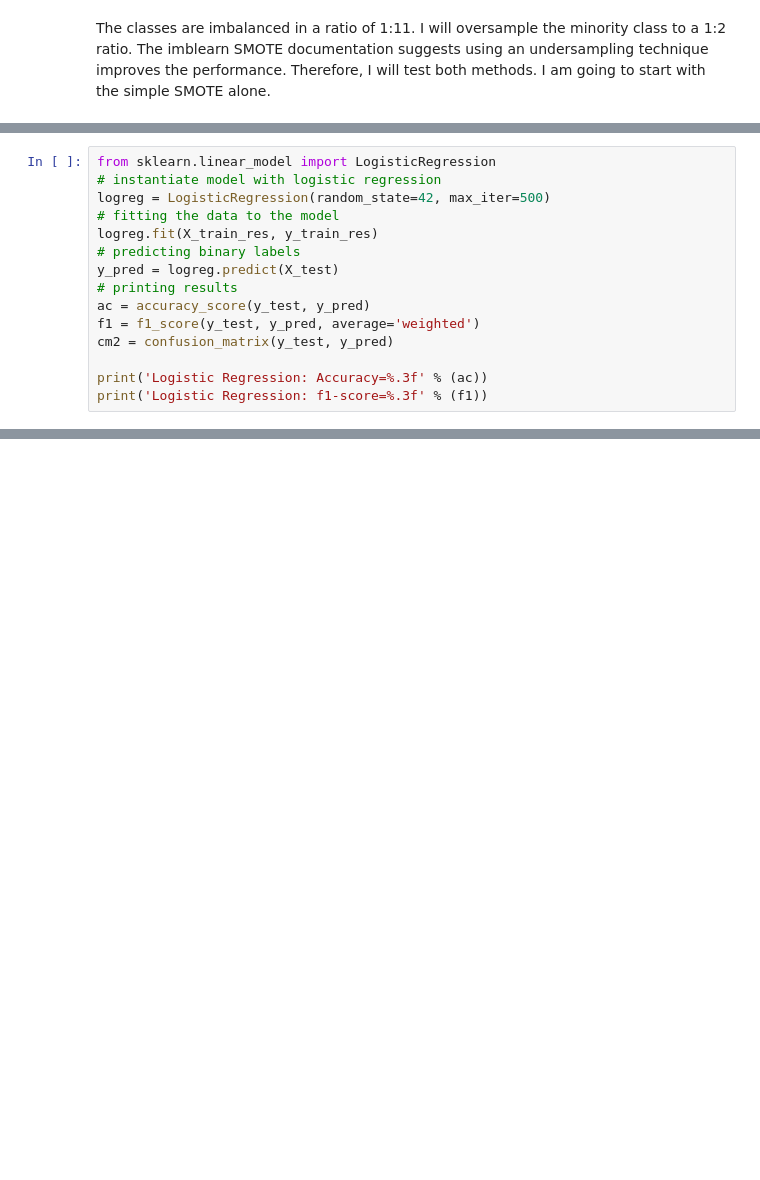
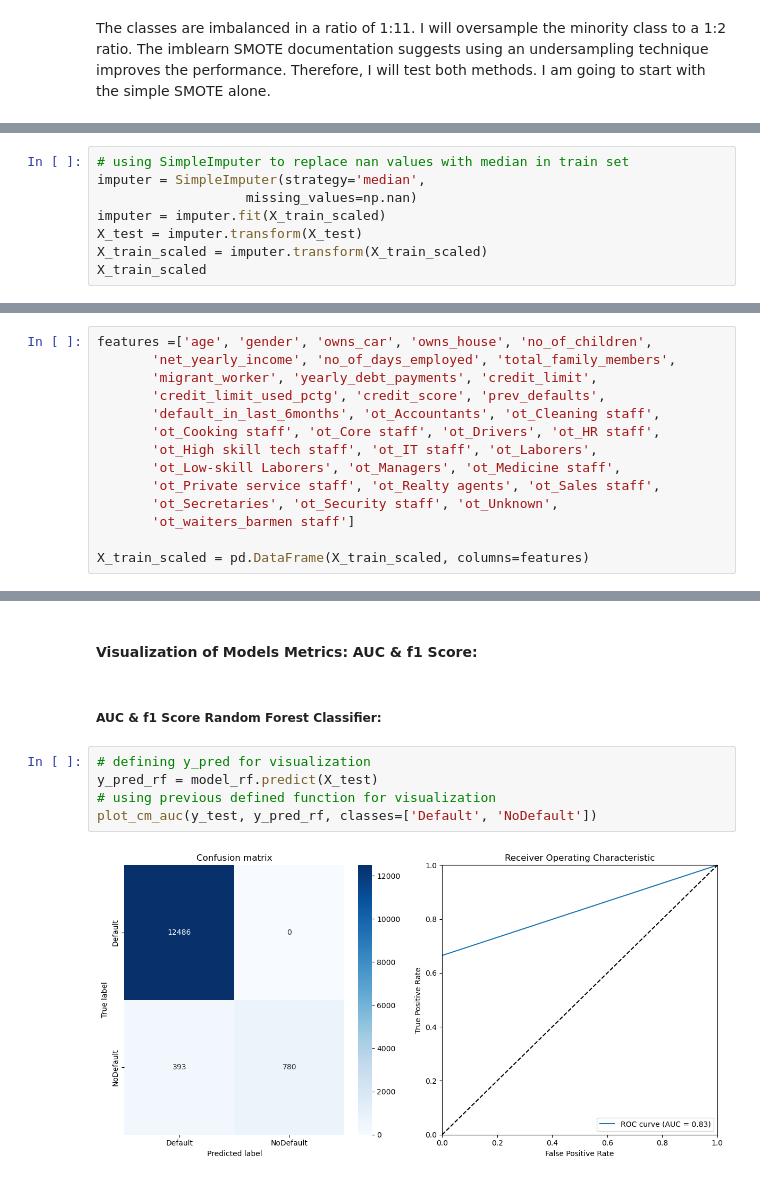
Before and after one commit to CamiloDS16/Project-2-AmEx-Credit-Card-Default-, a Jupyter notebook: Project-2-AmEx-Credit-Card-Default-/notebooks/modeling_amex.ipynb, the cells around one changed output, grey strips where cells are left out. Saved outputs shown, nothing was run; the diff lists cells and outputs as text; blank space fills up the shorter version.

Commit message:
adjust formulas and evaluated models

```diff
--- a/Project-2-AmEx-Credit-Card-Default-/notebooks/modeling_amex.ipynb
+++ b/Project-2-AmEx-Credit-Card-Default-/notebooks/modeling_amex.ipynb
@@ -298,15 +128,0 @@ Confusion matrix, without normalization
-# %%
-from sklearn.linear_model import LogisticRegression
-# instantiate model with logistic regression
-logreg = LogisticRegression(random_state=42, max_iter=500)
-# fitting the data to the model
-logreg.fit(X_train_res, y_train_res)
-# predicting binary labels
-y_pred = logreg.predict(X_test)
-# printing results
-ac = accuracy_score(y_test, y_pred)
-f1 = f1_score(y_test, y_pred, average='weighted')
-cm2 = confusion_matrix(y_test, y_pred)
-
-print('Logistic Regression: Accuracy=%.3f' % (ac))
-print('Logistic Regression: f1-score=%.3f' % (f1))
@@ -575,0 +133,8 @@ Confusion matrix, without normalization
+# %%
+# using SimpleImputer to replace nan values with median in train set
+imputer = SimpleImputer(strategy='median',
+                   missing_values=np.nan)
+imputer = imputer.fit(X_train_scaled)
+X_test = imputer.transform(X_test)
+X_train_scaled = imputer.transform(X_train_scaled)
+X_train_scaled
@@ -575,0 +149,14 @@ Confusion matrix, without normalization
+# %%
+features =['age', 'gender', 'owns_car', 'owns_house', 'no_of_children',
+       'net_yearly_income', 'no_of_days_employed', 'total_family_members',
+       'migrant_worker', 'yearly_debt_payments', 'credit_limit',
+       'credit_limit_used_pctg', 'credit_score', 'prev_defaults',
+       'default_in_last_6months', 'ot_Accountants', 'ot_Cleaning staff',
+       'ot_Cooking staff', 'ot_Core staff', 'ot_Drivers', 'ot_HR staff',
+       'ot_High skill tech staff', 'ot_IT staff', 'ot_Laborers',
+       'ot_Low-skill Laborers', 'ot_Managers', 'ot_Medicine staff',
+       'ot_Private service staff', 'ot_Realty agents', 'ot_Sales staff',
+       'ot_Secretaries', 'ot_Security staff', 'ot_Unknown',
+       'ot_waiters_barmen staff']
+
+X_train_scaled = pd.DataFrame(X_train_scaled, columns=features)
@@ -575,0 +344,11 @@ Confusion matrix, without normalization
+# %% [markdown]
+#### **Visualization of Models Metrics: AUC & f1 Score:**
+# %% [markdown]
+##### AUC & f1 Score Random Forest Classifier:
+# %%
+# defining y_pred for visualization
+y_pred_rf = model_rf.predict(X_test)
+# using previous defined function for visualization
+plot_cm_auc(y_test, y_pred_rf, classes=['Default', 'NoDefault'])
+# %% [output]
+[figure, added]
```
Also changed, not shown: parts of 87 cells of this notebook.
